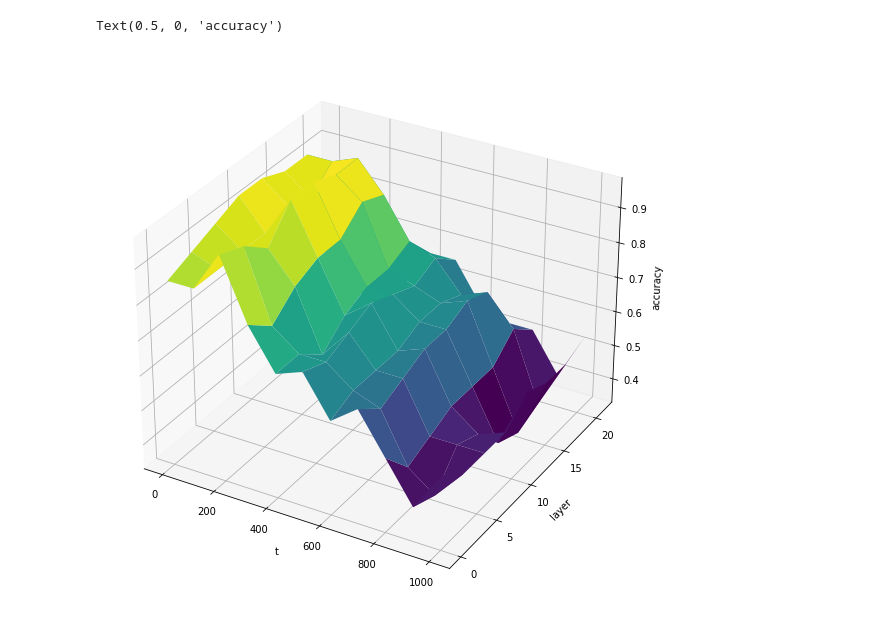
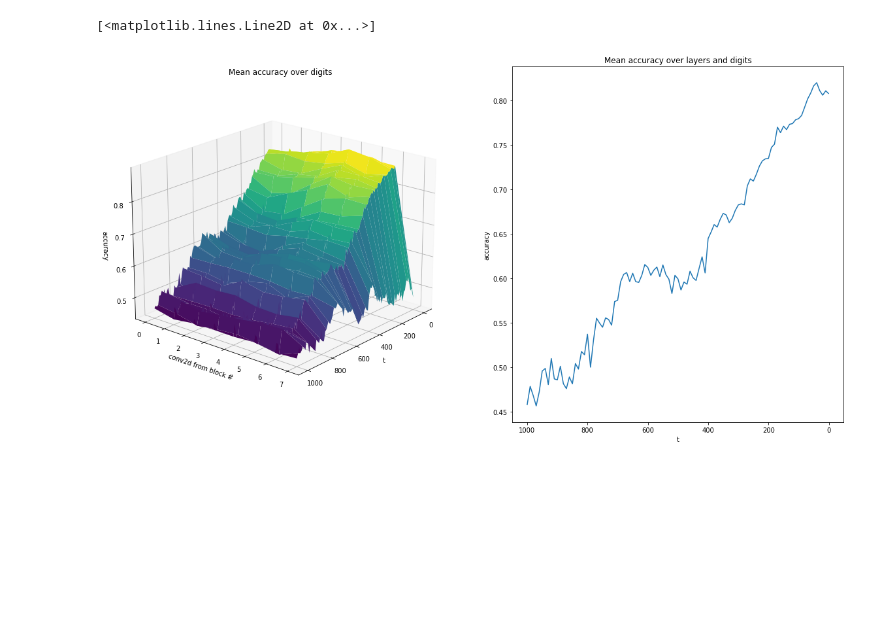
Before and after one commit to willdalh/minDiffusion-fork, a Jupyter notebook: tcav_visualizing.ipynb, the cells around one changed output. Cells and saved outputs as stored; diff of their text form; code cells hidden in the pictures; blank space fills up the shorter version.

```diff
--- a/tcav_visualizing.ipynb
+++ b/tcav_visualizing.ipynb
@@ -5,21 +5,21 @@ import matplotlib.pyplot as plt
 import numpy as np
 from mpl_toolkits.mplot3d import axes3d
 # %%
-data = pd.read_csv("tcav_results/seeded_test/980_results.csv")
+data = pd.read_csv("tcav_results/seeded_steps1000_testevery10_digits0123456789/980_results.csv")
 # exclude index dimension
 data = data.drop(columns=["id"])
-
-# Concatenate both dataframes
-data = pd.concat([data, data_copy])
+# data["t"] = 1001 - data["t"]
+# data
 # %%
 
 results_list = []
 for t in data["t"].unique():
-    for layer in data["layer"].unique():
+    for i, layer in enumerate(data["layer"].unique()):
         # get data for t and layer
         data_t_layer = data[(data["t"] == t) & (data["layer"] == layer)]
         mean_accuracy = data_t_layer["accuracy"].mean().item()
-        results_list.append([t, layer, mean_accuracy])
+        results_list.append([t, i, mean_accuracy])
 
-results = pd.DataFrame(results_list, columns=["t", "layer", "accuracy"])
-results.drop(columns=["layer"]).groupby("t").mean()
+data_mean_digits = pd.DataFrame(results_list, columns=["t", "layer", "accuracy"])
+# data_mean_digits = data_mean_digits.sort_values(by=["t"], ascending=False)
+# data_mean_digits[ data_mean_digits["t"] == 1000]
@@ -40,18 +26,33 @@ results.drop(columns=["layer"]).groupby("t").mean()
 # %%
 # 3d surface plot
-fig = plt.figure( figsize=(10, 10) )
-ax = fig.add_subplot(111, projection="3d")
+
+fig = plt.figure( figsize=(20, 10) )
+ax = fig.add_subplot(121, projection="3d")
+# plt.gca().invert_yaxis()
+ax.view_init(20, 40)
 # axes = plt.axes(projection="3d")
 # X, Y, Z = axes3d.get_test_data(0.05)
 # Z.shape
-Y, X = np.meshgrid(data["layer"].unique(), data["t"].unique())
+Y, X = np.meshgrid(data_mean_digits["layer"].unique(), data_mean_digits["t"].unique())
 
-Z = results["accuracy"].values.reshape(X.shape)
+
+Z = data_mean_digits["accuracy"].values.reshape(X.shape)
+# Z = np.rot90(Z, 2)
 # Z = Z*0
 ax.plot_surface(X, Y, Z, cmap="viridis")
 ax.set_xlabel("t")
-ax.set_ylabel("layer")
+ax.set_ylabel("conv2d from block #")
 ax.set_zlabel("accuracy")
+ax.set_title("Mean accuracy over digits")
+
+mean_over_layers = data_mean_digits.drop(columns=["layer"]).groupby("t").mean()
+# add subplot for arr
+ax2 = fig.add_subplot(122)
+ax2.set_title("Mean accuracy over layers and digits")
+ax2.set_xlabel("t")
+ax2.set_ylabel("accuracy")
+ax2.invert_xaxis()
+ax2.plot(mean_over_layers, label="mean over layers")
 # %% [output]
-Text(0.5, 0, 'accuracy')
+[<matplotlib.lines.Line2D at 0x...>]
-[figure, old version]
+[figure, new version]
```
Also changed, not shown: parts of 3 cells of this notebook, 1 other file.
